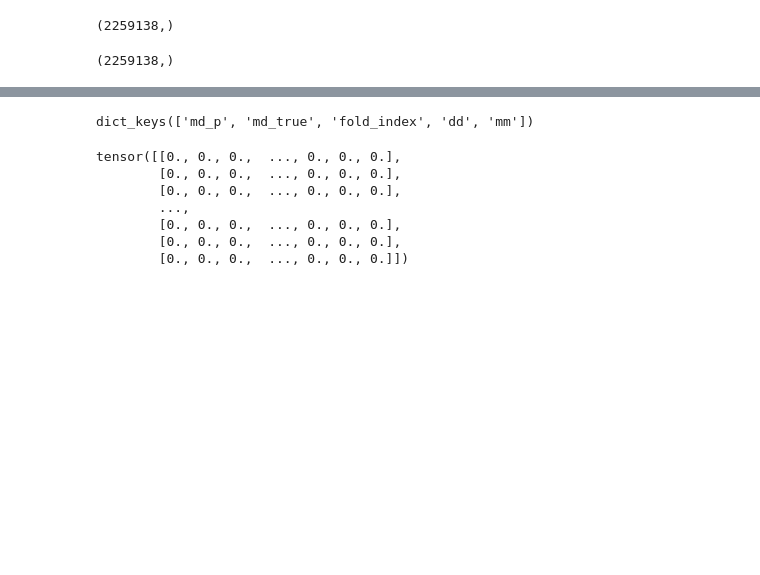
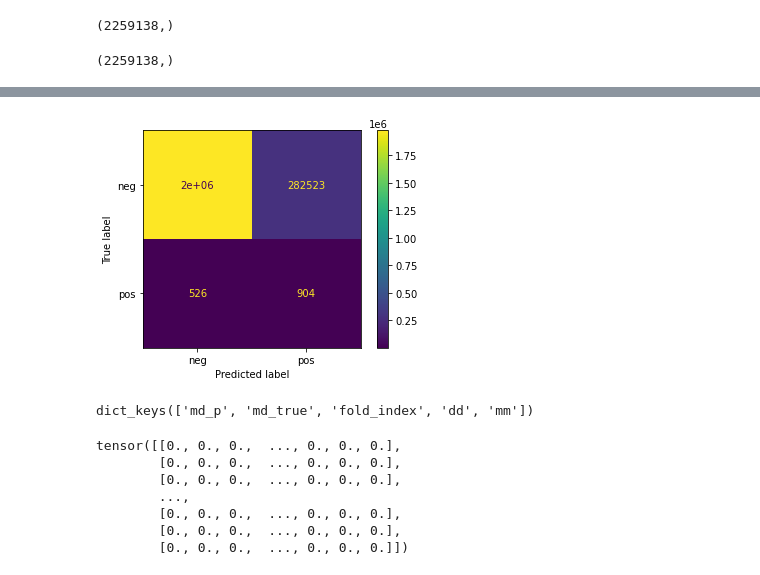
Before and after one commit to Yee686/MVCMDA, a Jupyter notebook: metric.ipynb, the cells around one changed output, grey strips where cells are left out. Cells and saved outputs as stored; diff of their text form; code cells hidden in the pictures; blank space fills up the shorter version.

```diff
--- a/metric.ipynb
+++ b/metric.ipynb
@@ -59,3 +73,10 @@ plt.show()
+# %%
+cm = mt.confusion_matrix(label, y_pred)
+disp = mt.ConfusionMatrixDisplay(confusion_matrix=cm, display_labels=['neg','pos'])
+disp.plot()
+plt.show()
+# %% [output]
+[figure, added]
 # %%
 import torch as t
 # %%
```
Also changed, not shown: parts of 15 cells of this notebook, 2 other files.
